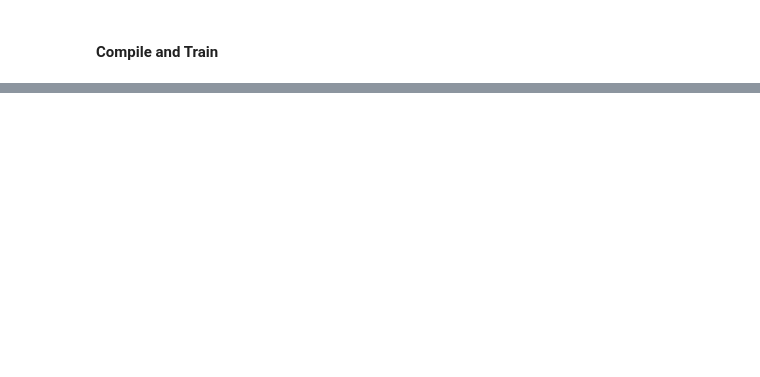
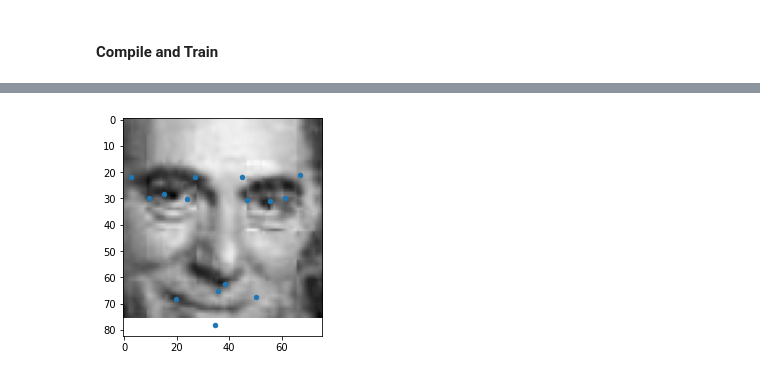
Before and after one commit to arnejad/Facial-Keypoint-Detection, a Jupyter notebook: Facial_Keypoint_Detection.ipynb, the cells around one changed output, grey strips where cells are left out. Saved outputs shown, nothing was run; the diff lists cells and outputs as text; code cells hidden in the pictures; blank space fills up the shorter version.

```diff
--- a/Facial_Keypoint_Detection.ipynb
+++ b/Facial_Keypoint_Detection.ipynb
@@ -274,0 +339,4 @@ model.compile(optimizer='adam', loss='categorical_crossentropy', metrics=['accur
+# %%
+viualizeImageWithKeyPoints(testset1[5],predicted[5],plt)
+# %% [output]
+[figure, added]
```
Also changed, not shown: parts of 18 cells of this notebook.
